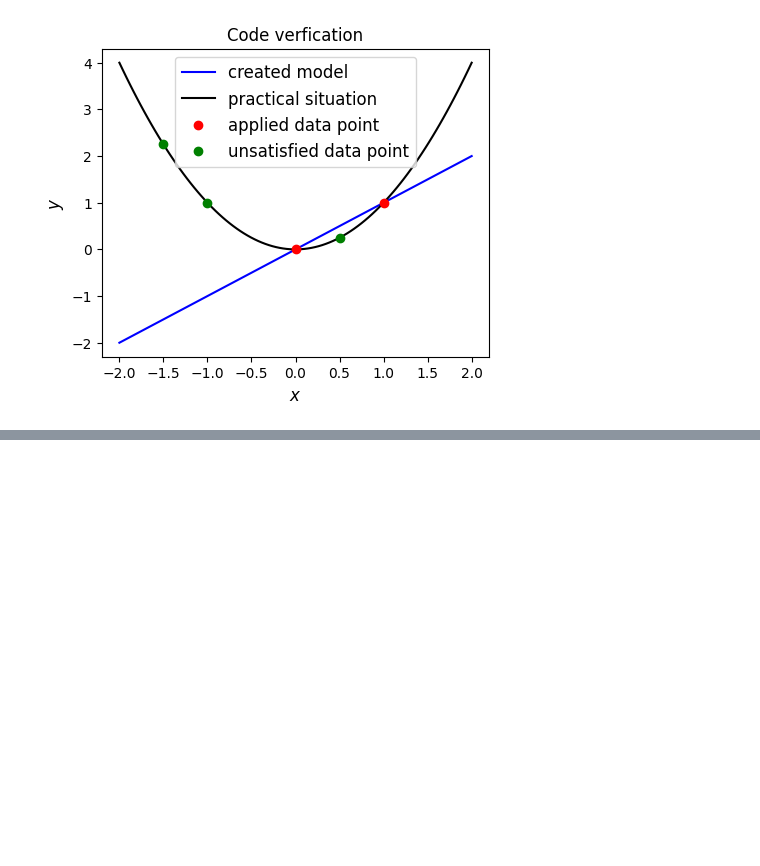
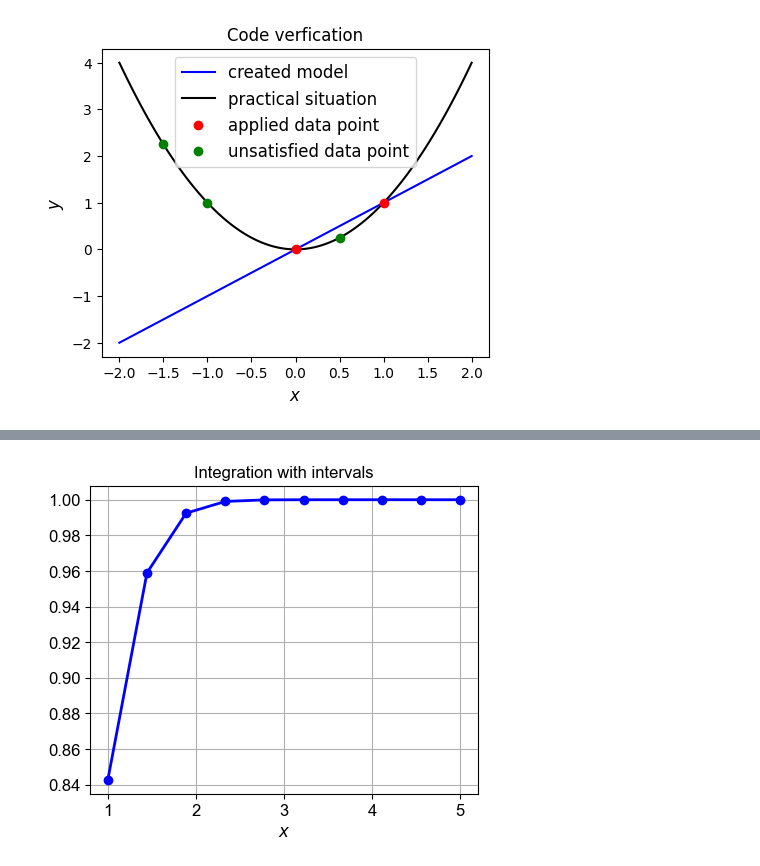
Before and after one commit to acse-e541dd80/ci_mpm, a Jupyter notebook: CM-Nov2022-assessment.ipynb, the cells around one changed output, grey strips where cells are left out. Saved outputs shown, nothing was run; the diff lists cells and outputs as text; code cells hidden in the pictures; blank space fills up the shorter version.

```diff
--- a/CM-Nov2022-assessment.ipynb
+++ b/CM-Nov2022-assessment.ipynb
@@ -131,0 +359,20 @@ Text(0, 0.5, '$y$')
+# %%
+def f(x):
+    return np.exp(-x**2)/np.sqrt(np.pi)
+
+
+x = np.linspace(1,5,10)
+area = np.empty(len(x))
+
+for i, xi in enumerate(x):
+    area[i],_= sig.quad(f, -xi, xi)
+
+fig = plt.figure(figsize=(5, 4))
+ax1 = plt.subplot(111)
+
+ax1.plot(x, area, '-bo', lw=2, label='intergral area')
+ax1.set_xlabel('$x$', fontsize=12)
+ax1.set_title('Integration with intervals', fontsize=12)
+ax1.grid(True)
+# %% [output]
+[figure, added]
```
Also changed, not shown: parts of 21 cells of this notebook.
